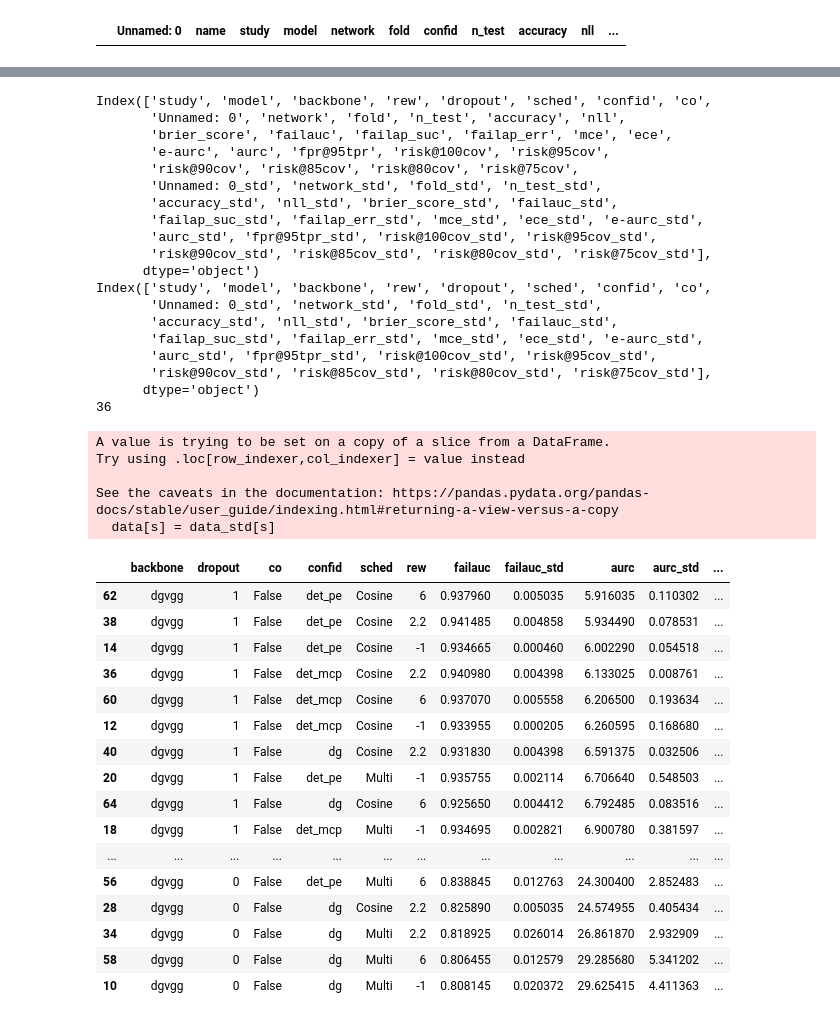
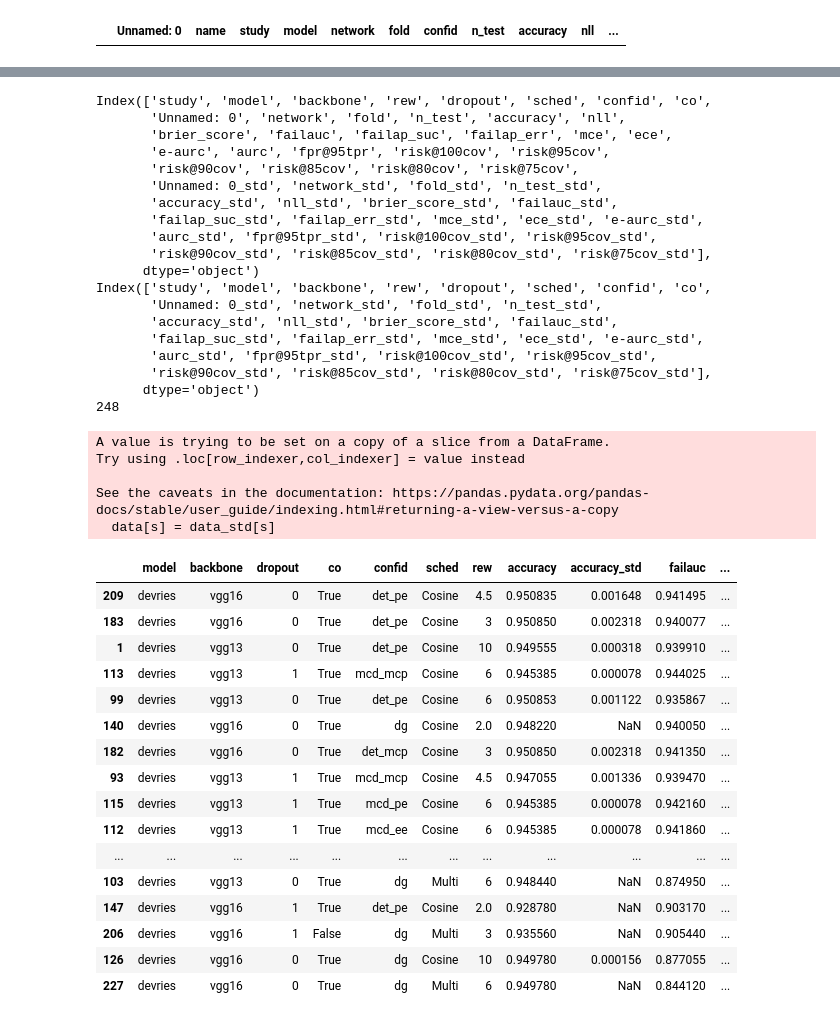
Before and after one commit to IML-DKFZ/fd-shifts, a Jupyter notebook: notebooks/dg_analysis.ipynb, the cells around one changed output, grey strips where cells are left out. Saved outputs shown, nothing was run; the diff lists cells and outputs as text; code cells hidden in the pictures.

```diff
--- a/notebooks/dg_analysis.ipynb
+++ b/notebooks/dg_analysis.ipynb
@@ -3,7 +3,7 @@ import pandas as pd
 import matplotlib.pyplot as plt
 import seaborn as sns
 # %%
-in_path = "/Users/Paul/research/files/analysis/dg_sweep_final.csv"
+in_path = "/Users/Paul/research/files/analysis/dg_sweep_ultimate.csv"
 df = pd.read_csv(in_path)
 # %%
 
@@ -108,7 +146,7 @@ Index(['study', 'model', 'backbone', 'rew', 'dropout', 'sched', 'confid', 'co',
 {'Unnamed: 0': 'Unnamed: 0_std', 'network': 'network_std', 'fold': 'fold_std', 'n_test': 'n_test_std', 'accuracy': 'accuracy_std', 'nll': 'nll_std', 'brier_score': 'brier_score_std', 'failauc': 'faila ...
 # %%
 study= "iid_study"
-select = (dfg.study == study) & (dfg.co == False)
+select = (dfg.study == study)
 data =  dfg[select]
 data_std =  dfg_std[select]
 # data =  df[(df.study == "new_class_study_tinyimagenet_resize_original_mode")]
@@ -143,52 +181,52 @@ std_columns = [c for c in data_std.columns if "std"in c]
 for s in std_columns:
     data[s] = data_std[s]
 
 print(data.columns)
 print(data_std.columns)
 print(len(data))
-data[["backbone",  "dropout", "co", "confid", "sched", "rew", "failauc", "failauc_std", "aurc", "aurc_std", "failap_suc", "accuracy", "accuracy_std", "risk@100cov", "risk@95cov", "risk@90cov", "risk@85cov", "risk@80cov"]].sort_values(by="aurc", ascending=True)
+data[["model", "backbone",  "dropout", "co", "confid", "sched", "rew", "accuracy", "accuracy_std", "failauc", "failauc_std", "aurc", "aurc_std", "failap_suc", "risk@100cov", "risk@95cov", "risk@90cov", "risk@85cov", "risk@80cov"]].sort_values(by="aurc", ascending=True)
 # %% [output]
 Index(['study', 'model', 'backbone', 'rew', 'dropout', 'sched', 'confid', 'co',
        'Unnamed: 0', 'network', 'fold', 'n_test', 'accuracy', 'nll',
        'brier_score', 'failauc', 'failap_suc', 'failap_err', 'mce', 'ece',
        'e-aurc', 'aurc', 'fpr@95tpr', 'risk@100cov', 'risk@95cov',
        'risk@90cov', 'risk@85cov', 'risk@80cov', 'risk@75cov',
        'Unnamed: 0_std', 'network_std', 'fold_std', 'n_test_std',
        'accuracy_std', 'nll_std', 'brier_score_std', 'failauc_std',
        'failap_suc_std', 'failap_err_std', 'mce_std', 'ece_std', 'e-aurc_std',
        'aurc_std', 'fpr@95tpr_std', 'risk@100cov_std', 'risk@95cov_std',
        'risk@90cov_std', 'risk@85cov_std', 'risk@80cov_std', 'risk@75cov_std'],
       dtype='object')
 Index(['study', 'model', 'backbone', 'rew', 'dropout', 'sched', 'confid', 'co',
        'Unnamed: 0_std', 'network_std', 'fold_std', 'n_test_std',
        'accuracy_std', 'nll_std', 'brier_score_std', 'failauc_std',
        'failap_suc_std', 'failap_err_std', 'mce_std', 'ece_std', 'e-aurc_std',
        'aurc_std', 'fpr@95tpr_std', 'risk@100cov_std', 'risk@95cov_std',
        'risk@90cov_std', 'risk@85cov_std', 'risk@80cov_std', 'risk@75cov_std'],
       dtype='object')
-36
+248
 A value is trying to be set on a copy of a slice from a DataFrame.
 Try using .loc[row_indexer,col_indexer] = value instead
 
 See the caveats in the documentation: https://pandas.pydata.org/pandas-docs/stable/user_guide/indexing.html#returning-a-view-versus-a-copy
   data[s] = data_std[s]
-|  | backbone | dropout | co | confid | sched | rew | failauc | failauc_std | aurc | aurc_std | ... |
-| 62 | dgvgg | 1 | False | det_pe | Cosine | 6 | 0.937960 | 0.005035 | 5.916035 | 0.110302 | ... |
-| 38 | dgvgg | 1 | False | det_pe | Cosine | 2.2 | 0.941485 | 0.004858 | 5.934490 | 0.078531 | ... |
-| 14 | dgvgg | 1 | False | det_pe | Cosine | -1 | 0.934665 | 0.000460 | 6.002290 | 0.054518 | ... |
-| 36 | dgvgg | 1 | False | det_mcp | Cosine | 2.2 | 0.940980 | 0.004398 | 6.133025 | 0.008761 | ... |
-| 60 | dgvgg | 1 | False | det_mcp | Cosine | 6 | 0.937070 | 0.005558 | 6.206500 | 0.193634 | ... |
-| 12 | dgvgg | 1 | False | det_mcp | Cosine | -1 | 0.933955 | 0.000205 | 6.260595 | 0.168680 | ... |
-| 40 | dgvgg | 1 | False | dg | Cosine | 2.2 | 0.931830 | 0.004398 | 6.591375 | 0.032506 | ... |
-| 20 | dgvgg | 1 | False | det_pe | Multi | -1 | 0.935755 | 0.002114 | 6.706640 | 0.548503 | ... |
-| 64 | dgvgg | 1 | False | dg | Cosine | 6 | 0.925650 | 0.004412 | 6.792485 | 0.083516 | ... |
-| 18 | dgvgg | 1 | False | det_mcp | Multi | -1 | 0.934695 | 0.002821 | 6.900780 | 0.381597 | ... |
+|  | model | backbone | dropout | co | confid | sched | rew | accuracy | accuracy_std | failauc | ... |
+| 209 | devries | vgg16 | 0 | True | det_pe | Cosine | 4.5 | 0.950835 | 0.001648 | 0.941495 | ... |
+| 183 | devries | vgg16 | 0 | True | det_pe | Cosine | 3 | 0.950850 | 0.002318 | 0.940077 | ... |
+| 1 | devries | vgg13 | 0 | True | det_pe | Cosine | 10 | 0.949555 | 0.000318 | 0.939910 | ... |
+| 113 | devries | vgg13 | 1 | True | mcd_mcp | Cosine | 6 | 0.945385 | 0.000078 | 0.944025 | ... |
+| 99 | devries | vgg13 | 0 | True | det_pe | Cosine | 6 | 0.950853 | 0.001122 | 0.935867 | ... |
+| 140 | devries | vgg16 | 0 | True | dg | Cosine | 2.0 | 0.948220 | NaN | 0.940050 | ... |
+| 182 | devries | vgg16 | 0 | True | det_mcp | Cosine | 3 | 0.950850 | 0.002318 | 0.941350 | ... |
+| 93 | devries | vgg13 | 1 | True | mcd_mcp | Cosine | 4.5 | 0.947055 | 0.001336 | 0.939470 | ... |
+| 115 | devries | vgg13 | 1 | True | mcd_pe | Cosine | 6 | 0.945385 | 0.000078 | 0.942160 | ... |
+| 112 | devries | vgg13 | 1 | True | mcd_ee | Cosine | 6 | 0.945385 | 0.000078 | 0.941860 | ... |
 | ... | ... | ... | ... | ... | ... | ... | ... | ... | ... | ... | ... |
-| 56 | dgvgg | 0 | False | det_pe | Multi | 6 | 0.838845 | 0.012763 | 24.300400 | 2.852483 | ... |
-| 28 | dgvgg | 0 | False | dg | Cosine | 2.2 | 0.825890 | 0.005035 | 24.574955 | 0.405434 | ... |
-| 34 | dgvgg | 0 | False | dg | Multi | 2.2 | 0.818925 | 0.026014 | 26.861870 | 2.932909 | ... |
-| 58 | dgvgg | 0 | False | dg | Multi | 6 | 0.806455 | 0.012579 | 29.285680 | 5.341202 | ... |
-| 10 | dgvgg | 0 | False | dg | Multi | -1 | 0.808145 | 0.020372 | 29.625415 | 4.411363 | ... |
+| 103 | devries | vgg13 | 0 | True | dg | Multi | 6 | 0.948440 | NaN | 0.874950 | ... |
+| 147 | devries | vgg16 | 1 | True | det_pe | Cosine | 2.0 | 0.928780 | NaN | 0.903170 | ... |
+| 206 | devries | vgg16 | 1 | False | dg | Multi | 3 | 0.935560 | NaN | 0.905440 | ... |
+| 126 | devries | vgg16 | 0 | True | dg | Cosine | 10 | 0.949780 | 0.000156 | 0.877055 | ... |
+| 227 | devries | vgg16 | 0 | True | dg | Multi | 6 | 0.949780 | NaN | 0.844120 | ... |
 # %%
 df[(df.study == "iid_study") & (df.dropout == "1")]
 # %%
```
Also changed, not shown: parts of 9 cells of this notebook, 25 other files.
